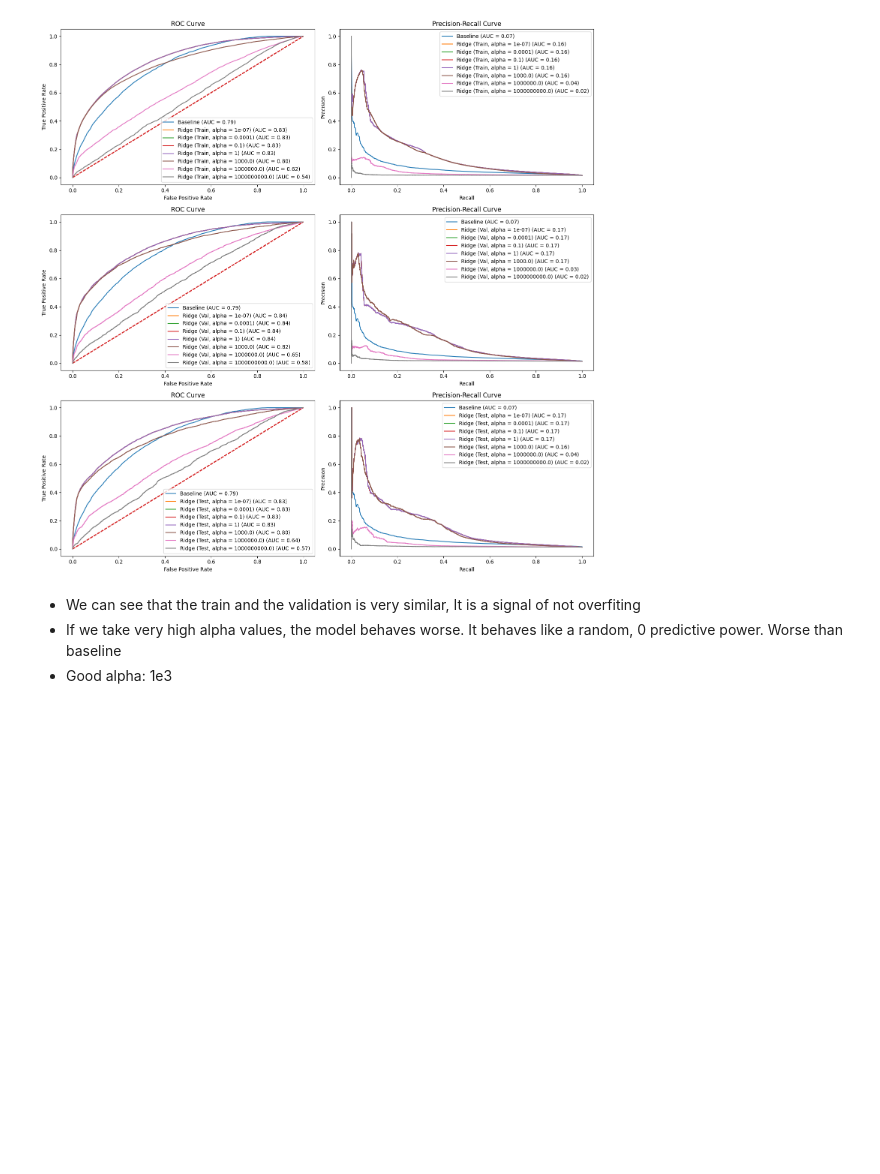
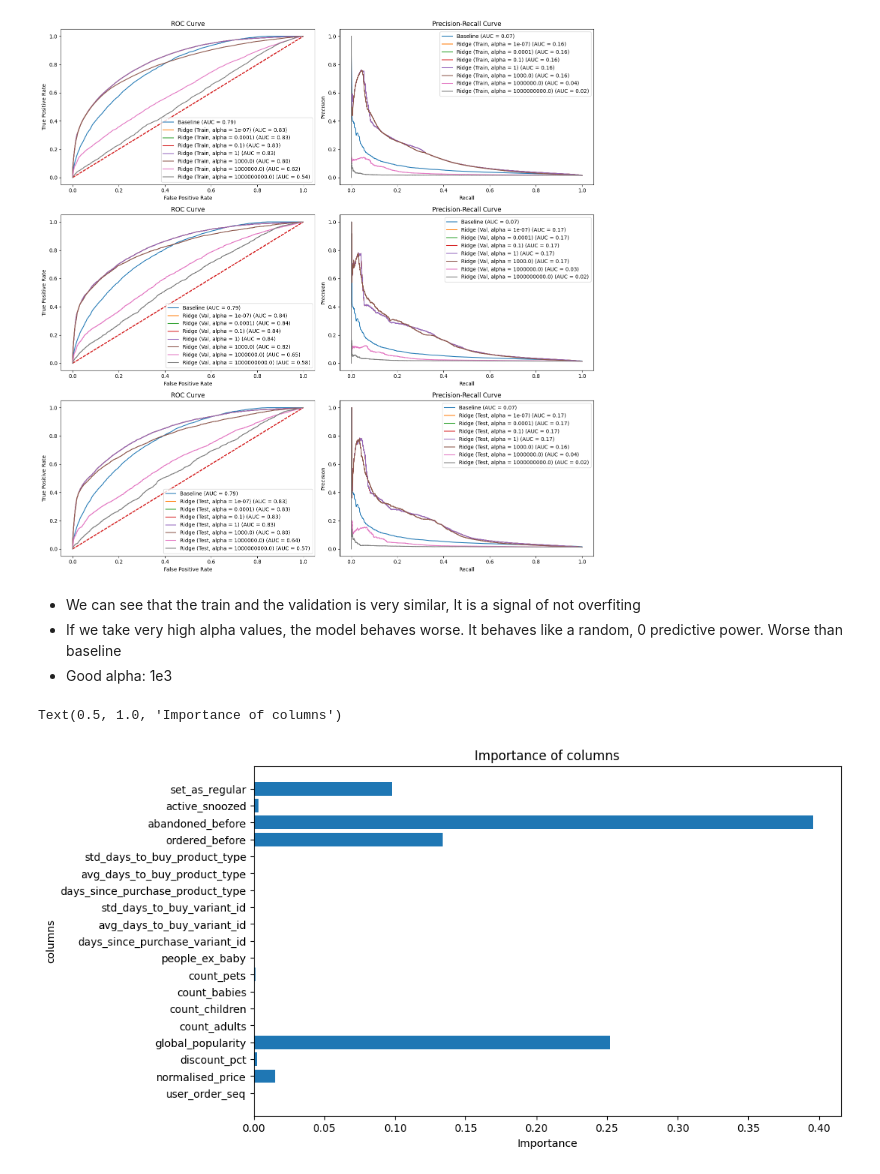
Before and after one commit to pamalo9/zrive-ds, a Jupyter notebook: src/module_3/TRD.ipynb, the cells around one changed output. Drawn from its saved outputs; the diff is of its cells as text; code cells hidden in the pictures; blank space fills up the shorter version.

Commit message:
for loop for the baseline, importance of columns

```diff
--- a/src/module_3/TRD.ipynb
+++ b/src/module_3/TRD.ipynb
@@ -328,3 +317,23 @@ plt.tight_layout()
 - We can see that the train and the validation is very similar, It is a signal of not overfiting
 - If we take very high alpha values, the model behaves worse. It behaves like a random, 0 predictive power. Worse than baseline
 - Good alpha: 1e3
+# %%
+#This alpha makes that the model works well
+alpha = 1e3
+
+# specific alpha
+ridge_model = Ridge(alpha=alpha)
+ridge_model.fit(X_train, y_train)
+
+coeficientes = ridge_model.coef_
+
+weight = np.abs(coeficientes)
+
+plt.figure(figsize=(10, 6))
+plt.barh(numeric_binary_cols, weight)
+plt.xlabel('Importance')
+plt.ylabel('columns')
+plt.title('Importance of columns')
+# %% [output]
+Text(0.5, 1.0, 'Importance of columns')
+[figure, added]
```
Also changed, not shown: parts of 1 cell of this notebook.
